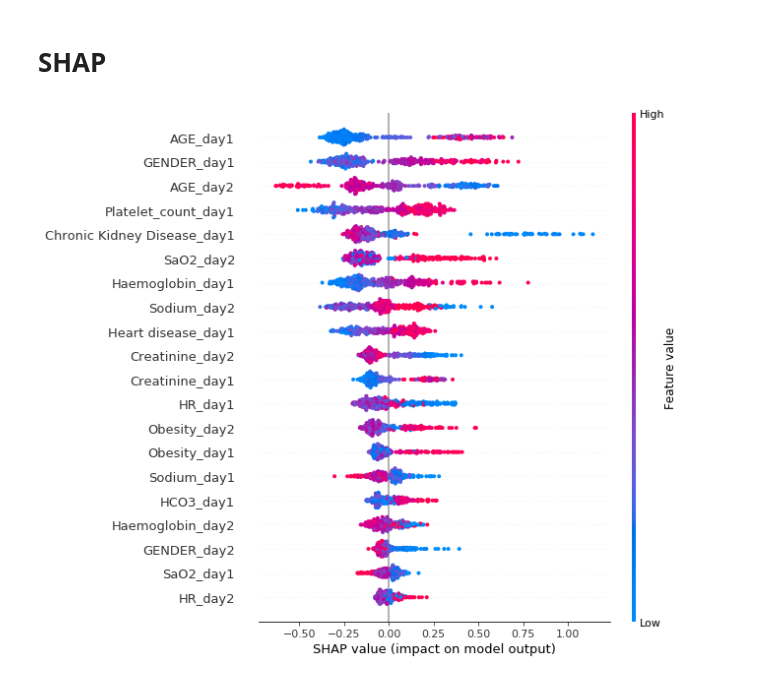
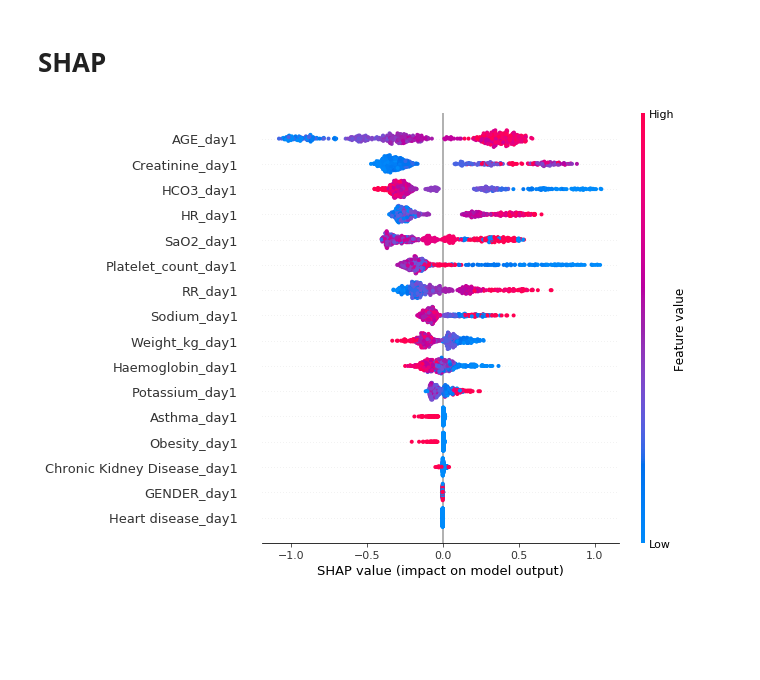
Before and after one commit to Gareth001/thesis, a Jupyter notebook: notebooks/MIMIC death RF.ipynb, the cells around one changed output. Drawn from its saved outputs; the diff is of its cells as text; code cells hidden in the pictures; blank space fills up the shorter version.

```diff
--- a/notebooks/MIMIC death RF.ipynb
+++ b/notebooks/MIMIC death RF.ipynb
@@ -73,7 +73,7 @@ def create_tensors(df, num_days=99):
 
     return lst, np.array(lst), np.array(lst_y)
 # %%
-num_days = 2
+num_days = 1
 lst_train, X_train, Y_train = create_tensors(df_train, num_days=num_days)
 lst_test, X_test, Y_test = create_tensors(df_test, num_days=num_days)
 # %%
@@ -145,7 +145,8 @@ gsearch1.best_score_
 # %% [output]
 0.8382057387832743
 # %%
-xg = xgb.XGBClassifier(learning_rate=0.05, n_estimators=1000, alpha=9, colsample_bytree=0.4, max_depth=8, subsample=1)
+xg = xgb.XGBClassifier(learning_rate=0.01, n_estimators=1000, alpha=15, colsample_bytree=0.4,
+                       max_depth=5, subsample=1, scale_pos_weight=1.5)
 # %%
 xg.fit(X_train, Y_train)
 # %% [output]
@@ -225,13 +225,13 @@ explainer = shap.TreeExplainer(xg)
 # %%
 xgb_shap = explainer.shap_values(X_test)
 # %%
-feature_names = [s + '_day' + str(x+1) for s in X_cols for x in range(num_days)]
+feature_names = [s + '_day' + str(x+1) for x in range(num_days) for s in X_cols]
 shap.summary_plot(
     xgb_shap, X_test, feature_names=feature_names, plot_type="dot",
     auto_size_plot=False
 )
 # %% [output]
-[figure, old version]
+[figure, new version]
 # %%
 shap.summary_plot(
     xgb_shap, X_test, feature_names=feature_names, plot_type="bar",
```
Also changed, not shown: parts of 9 cells of this notebook, 1 other file.
